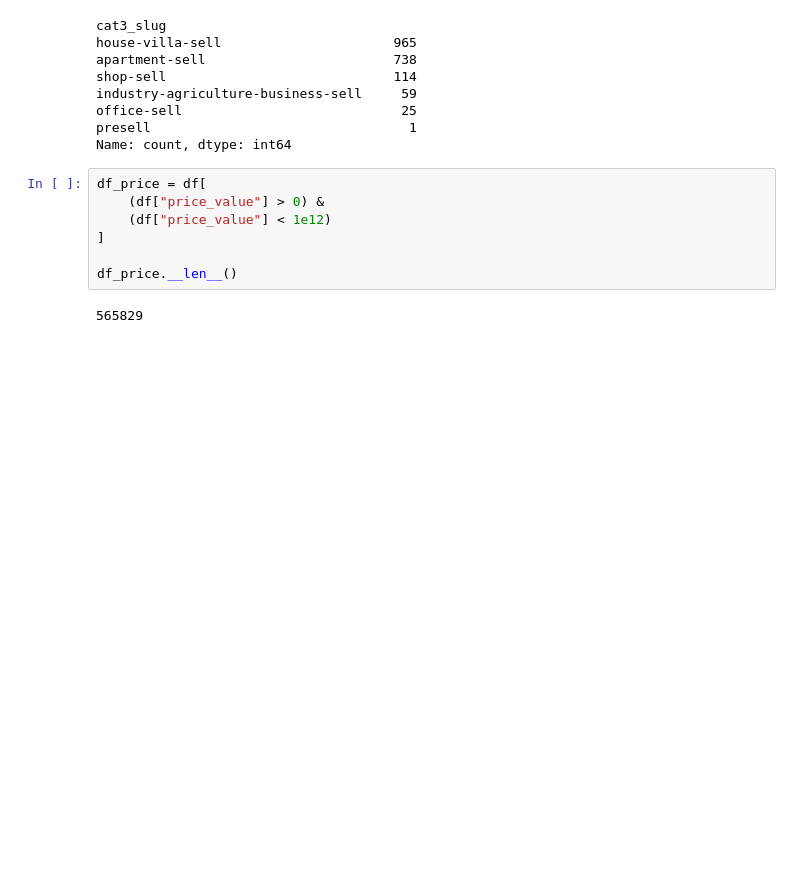
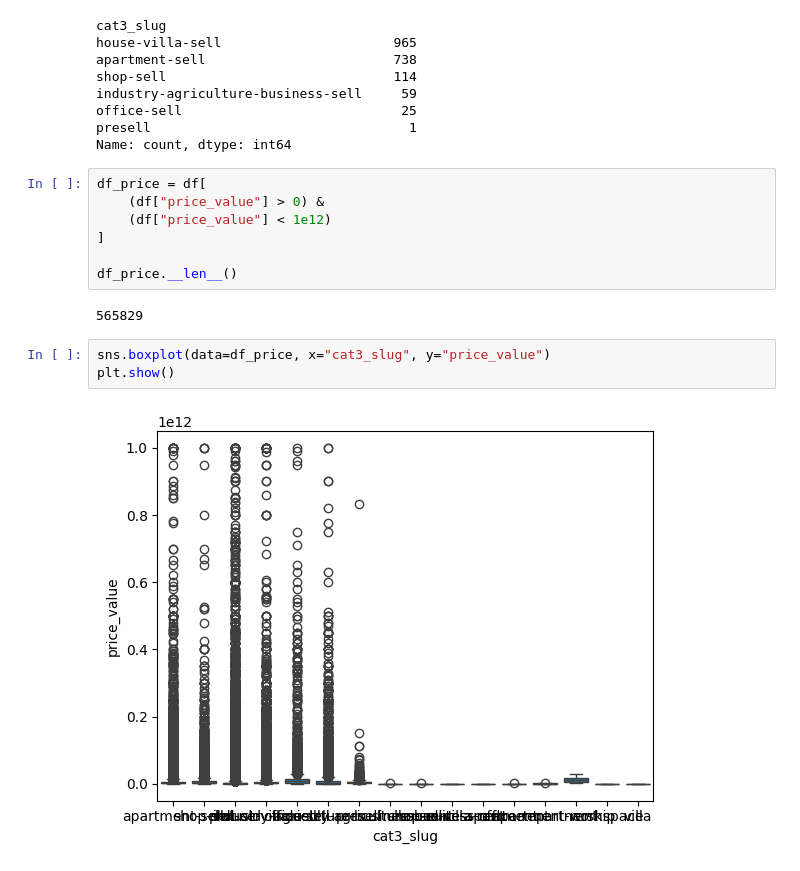
Before and after one commit to aminrafi394/quera-AI-first-project, a Jupyter notebook: q4-5/q4-5.ipynb, the cells around one changed output. Cells and saved outputs as stored; diff of their text form; blank space fills up the shorter version.

Commit message:
visualize data

```diff
--- a/q4-5/q4-5.ipynb
+++ b/q4-5/q4-5.ipynb
@@ -119,3 +119,8 @@ df_price = df[
 df_price.__len__()
 # %% [output]
 565829
+# %%
+sns.boxplot(data=df_price, x="cat3_slug", y="price_value")
+plt.show()
+# %% [output]
+[figure, added]
```
Also changed, not shown: 1 other file.
